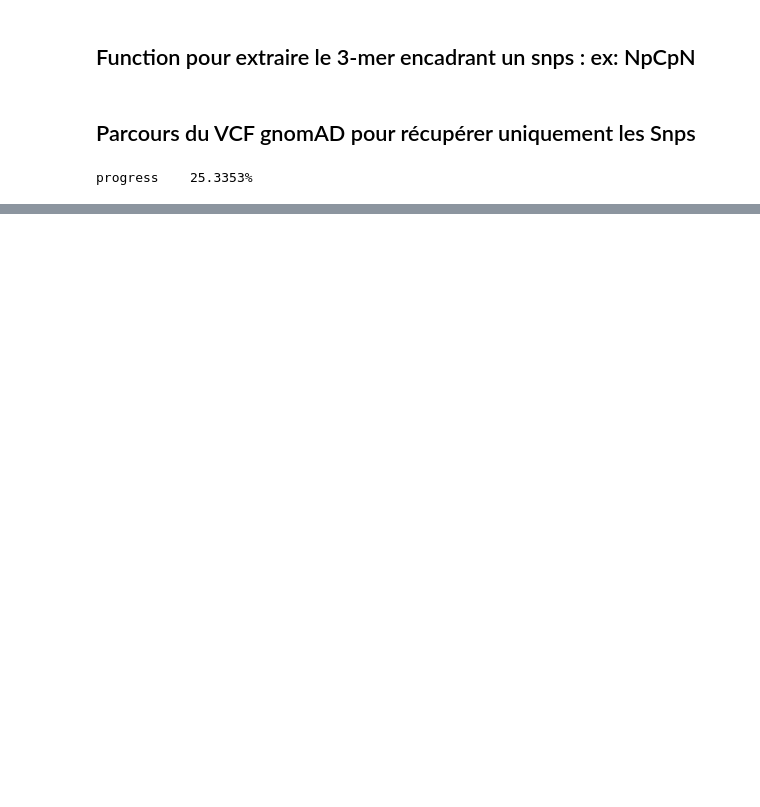
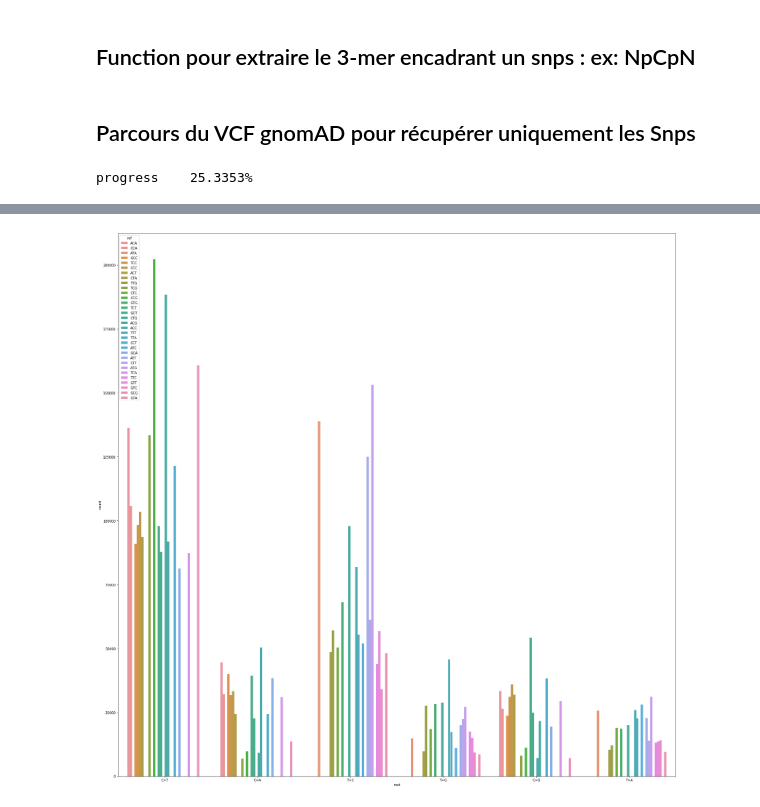
Before and after one commit to dridk/notebook, a Jupyter notebook: gnomAD_sign/gnomAD_signature.ipynb, the cells around one changed output, grey strips where cells are left out. Saved outputs shown, nothing was run; the diff lists cells and outputs as text; code cells hidden in the pictures; blank space fills up the shorter version.

```diff
--- a/gnomAD_sign/gnomAD_signature.ipynb
+++ b/gnomAD_sign/gnomAD_signature.ipynb
@@ -66,0 +58,4 @@ a.unpadded_len
+# %%
+def reverse_complement(dna):
+    complement = {'A': 'T', 'C': 'G', 'G': 'C', 'T': 'A'}
+    return ''.join([complement[base] for base in dna[::-1]])
@@ -66,0 +64,5 @@ a.unpadded_len
+# %%
+bed_path = "/data/Downloads/gnomAd_3mer.bed"
+bed = BedTool(bed_path)
+df  = bed.to_dataframe()
+df.columns = ["chrom", "start","end", "ref", "alt", "af"]
@@ -66,0 +71,13 @@ a.unpadded_len
+# %%
+''' Standardize kmer '''
+mask = (df.ref.str.get(1) == 'A') | (df.ref.str.get(1) == 'G')
+# Split
+a  = df[~mask].copy()
+b  = df[mask].copy()
+
+b.ref = b.ref.apply(reverse_complement)
+b.alt = b.alt.apply(reverse_complement)
+
+alldf = pd.concat([a,b])
+# %%
+alldf["mut"] = alldf.ref.str.get(1) + ">" + alldf.alt.str.get(1)
@@ -66,0 +93,7 @@ a.unpadded_len
+# %%
+plt.figure(figsize=(30,30))
+sns.countplot(x="mut", hue="ref",data= alldf)
+
+plt.savefig("plot.png")
+# %% [output]
+[figure, added]
```
Also changed, not shown: parts of 11 cells of this notebook, 2 other files.
